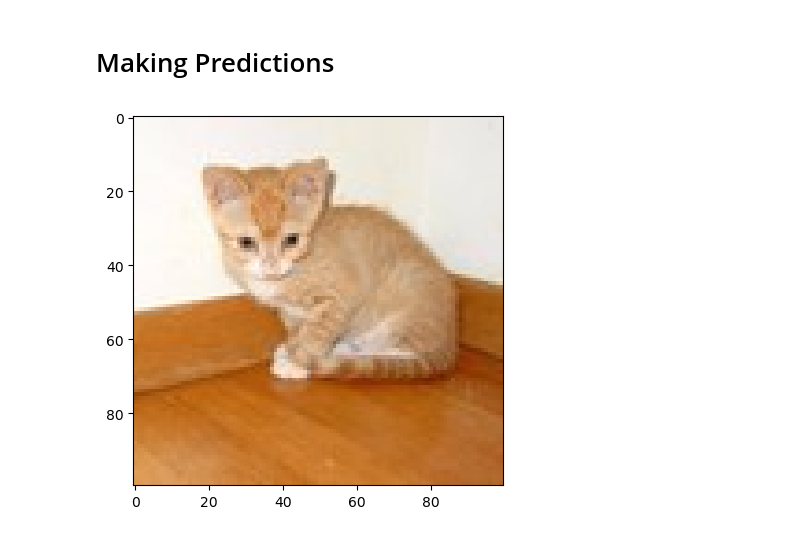
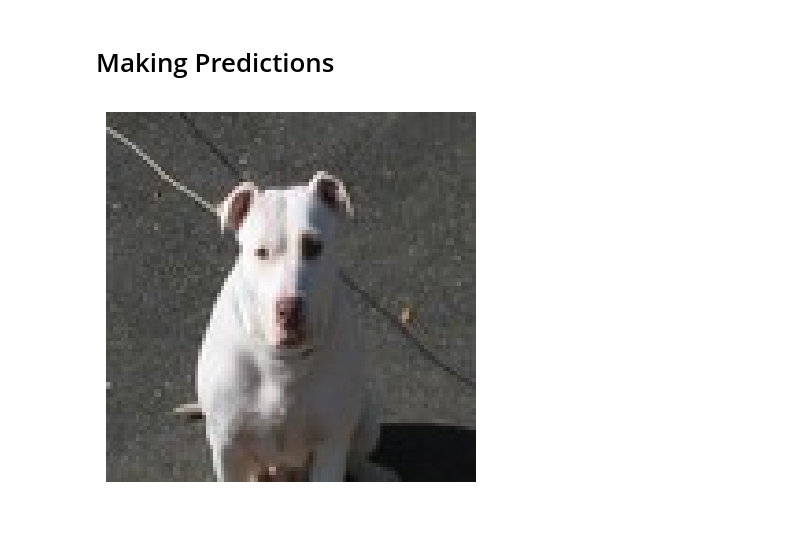
Before and after one commit to Washington-Kimani/Image_Classification_Using_Keras, a Jupyter notebook: classification.ipynb, the cells around one changed output. Saved outputs shown, nothing was run; the diff lists cells and outputs as text; code cells hidden in the pictures.

```diff
--- a/classification.ipynb
+++ b/classification.ipynb
@@ -77,5 +78,5 @@ model.compile(loss = 'binary_crossentropy', optimizer = 'adam', metrics = ['accu
 # %% [markdown]
 # Train the Model
 # %%
-model.fit(X_train, Y_train, epochs = 5, batch_size = 64)
+model.fit(X_train, Y_train, epochs = 15, batch_size = 64)
 # %% [output]
@@ -102,16 +110,17 @@ model.evaluate(X_test, Y_test)
 # %%
 idx2 = random.randint(0, len(Y_test))
 plt.imshow(X_test[idx2, :])
+plt.axis(False)
 plt.show()
 
 y_pred = model.predict(X_test[idx2, :].reshape(1, 100, 100, 3))
 y_pred = y_pred > 0.5
 
 if(y_pred == 0):
     pred = 'dog'
 else:
     pred = 'cat'
 
 print("Our model says it is a :", pred)
 # %% [output]
-[figure, old version]
+[figure, new version]
```
Also changed, not shown: parts of 6 cells of this notebook.
